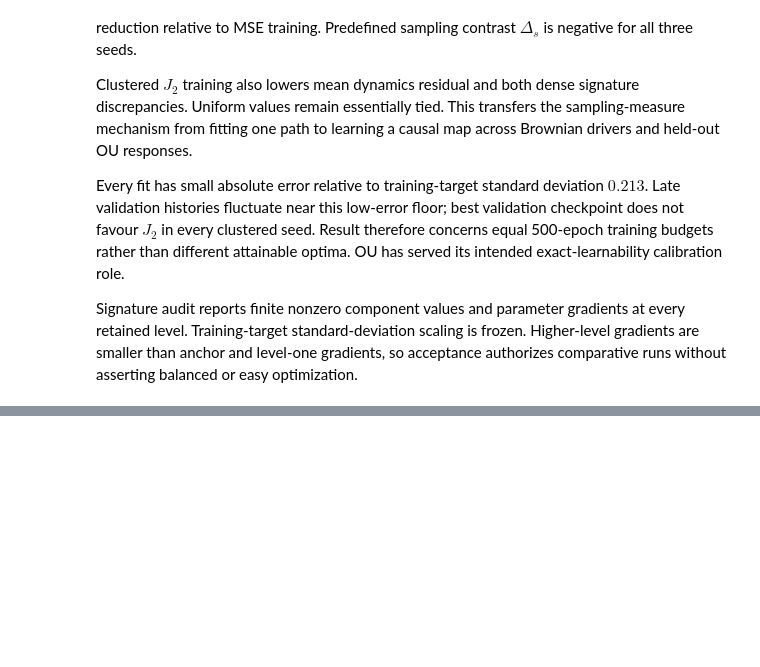
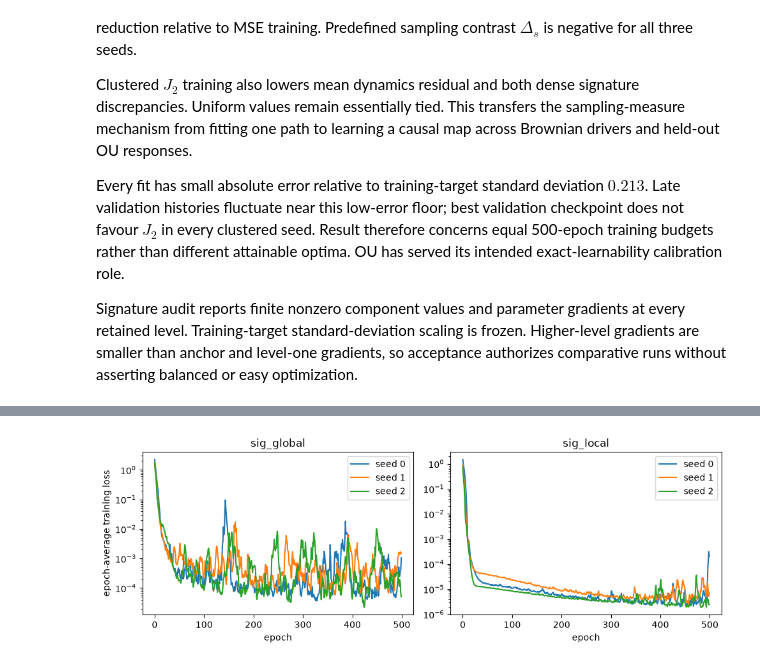
Before and after one commit to davinhpqiu/pathwise-loss, a Jupyter notebook: notebooks/06_brownian_ou_operator.ipynb, the cells around one changed output, grey strips where cells are left out. Drawn from its saved outputs; the diff is of its cells as text; code cells hidden in the pictures; blank space fills up the shorter version.

```diff
--- a/notebooks/06_brownian_ou_operator.ipynb
+++ b/notebooks/06_brownian_ou_operator.ipynb
@@ -182,0 +390,15 @@ Signature audit reports finite nonzero component values and parameter gradients
+# %%
+figure, axes = plt.subplots(1, 2, figsize=(10, 3.5), sharex=True)
+for axis, loss in zip(axes, ('sig_global', 'sig_local')):
+    for seed in range(3):
+        history_path = RESULT_ROOT / f'seed{seed}' / 'uniform' / loss / 'history.json'
+        history = json.loads(history_path.read_text())
+        axis.plot([row['epoch'] for row in history], [row['train_loss'] for row in history], label=f'seed {seed}')
+    axis.set_yscale('log')
+    axis.set_title(loss)
+    axis.set_xlabel('epoch')
+    axis.legend()
+axes[0].set_ylabel('epoch-average training loss')
+figure.tight_layout()
+# %% [output]
+[figure, added]
```
Also changed, not shown: parts of 11 cells of this notebook.
